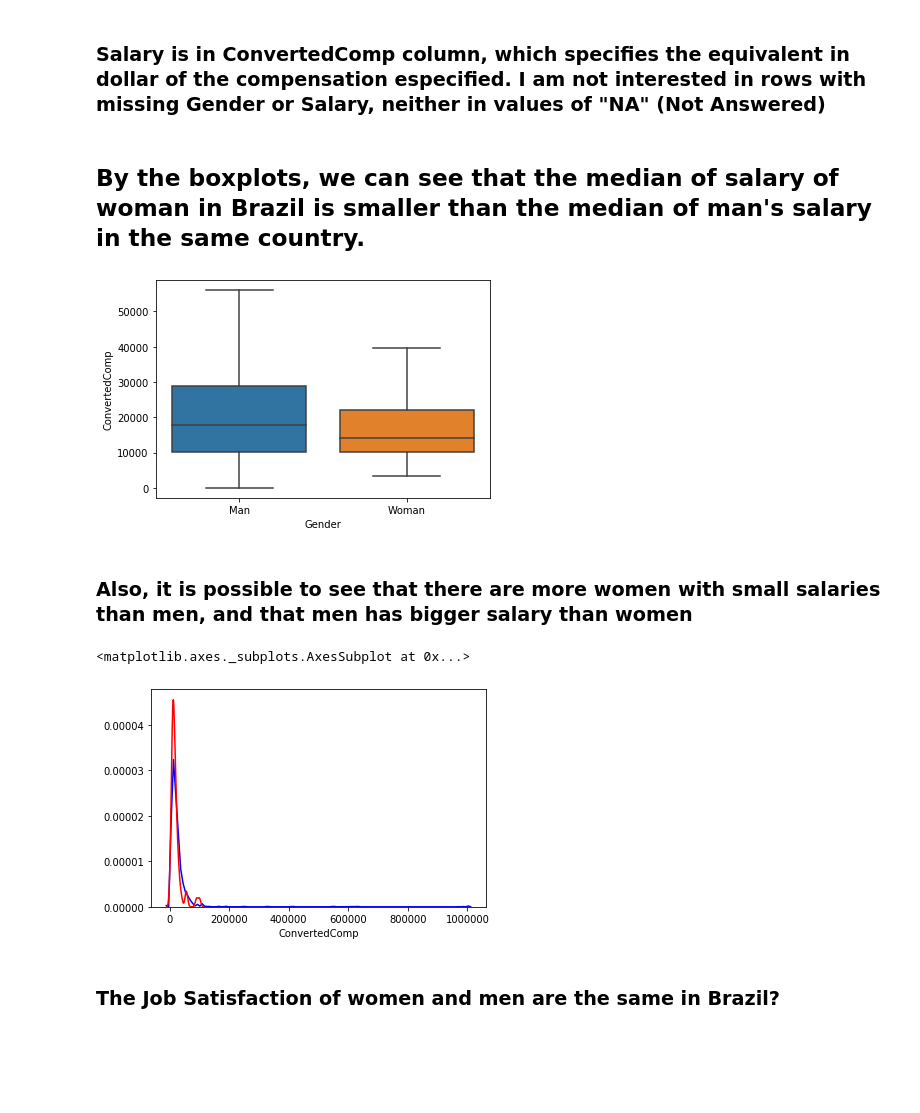
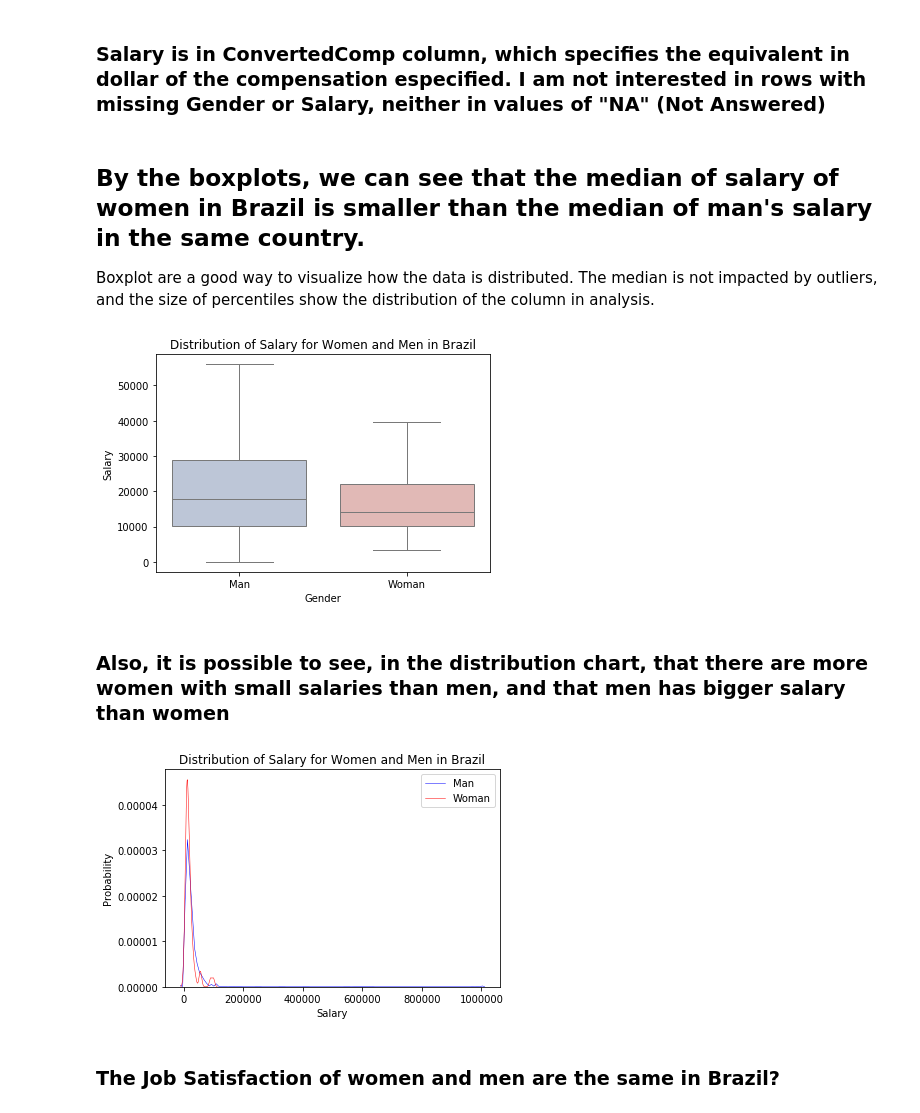
Before and after one commit to lepirescomp/project_1_udacity, a Jupyter notebook: trend_of_numbers.ipynb, the cells around one changed output. Saved outputs shown, nothing was run; the diff lists cells and outputs as text; code cells hidden in the pictures; blank space fills up the shorter version.

```diff
--- a/trend_of_numbers.ipynb
+++ b/trend_of_numbers.ipynb
@@ -87,20 +89,26 @@ df_2020_salary_cleaned = df_2020_results[["ConvertedComp","Gender"]].dropna()
 mask = df_2020_salary_cleaned['ConvertedComp'].isin(["NA"])
 df_2020_salary_cleaned = df_2020_salary_cleaned[~mask]
 # %% [markdown]
-## By the boxplots, we can see that the median of salary of woman in Brazil is smaller than the median of man's salary in the same country.
+## By the boxplots, we can see that the median of salary of women in Brazil is smaller than the median of man's salary in the same country.
+Boxplot are a good way to visualize how the data is distributed. The median is not impacted by outliers, and the size of percentiles show the distribution of the column in analysis.
 # %%
 woman_salary = df_2020_salary_cleaned[df_2020_salary_cleaned["Gender"].isin(["Woman","Man"]) ]
-ax = sns.boxplot(x="Gender", y="ConvertedComp", data=woman_salary, showfliers=False)
+ax = sns.boxplot(x="Gender", y="ConvertedComp", data=woman_salary, showfliers=False , palette="vlag",linewidth=1, saturation=10 )
+plt.ylabel("Salary");
+plt.title("Distribution of Salary for Women and Men in Brazil");
 # %% [output]
-[figure, old version]
+[figure, new version]
 # %% [markdown]
-### Also, it is possible to see that there are more women with small salaries than men, and that men has bigger salary than women
+### Also, it is possible to see, in the distribution chart, that there are more women with small salaries than men, and that men has bigger salary than women
 # %%
-ax = sns.distplot(woman_salary[woman_salary["Gender"]=="Man"]["ConvertedComp"], color="blue",hist=False )
-sns.distplot(woman_salary[woman_salary["Gender"]=="Woman"]["ConvertedComp"], color="red",hist=False, ax=ax)
+ax = sns.distplot(woman_salary[woman_salary["Gender"]=="Man"]["ConvertedComp"], color="blue",hist=False, kde_kws=dict(linewidth=0.5),label="Man" )
+sns.distplot(woman_salary[woman_salary["Gender"]=="Woman"]["ConvertedComp"], color="red",hist=False, kde_kws=dict(linewidth=0.5), label="Woman", ax=ax)
+plt.ylabel("Probability");
+plt.xlabel("Salary");
+
+plt.title("Distribution of Salary for Women and Men in Brazil");
 # %% [output]
-<matplotlib.axes._subplots.AxesSubplot at 0x...>
-[figure, old version]
+[figure, new version]
 # %% [markdown]
 ### The Job Satisfaction of women and men are the same in Brazil?
 # %% [markdown]
```
Also changed, not shown: parts of 6 cells of this notebook.
